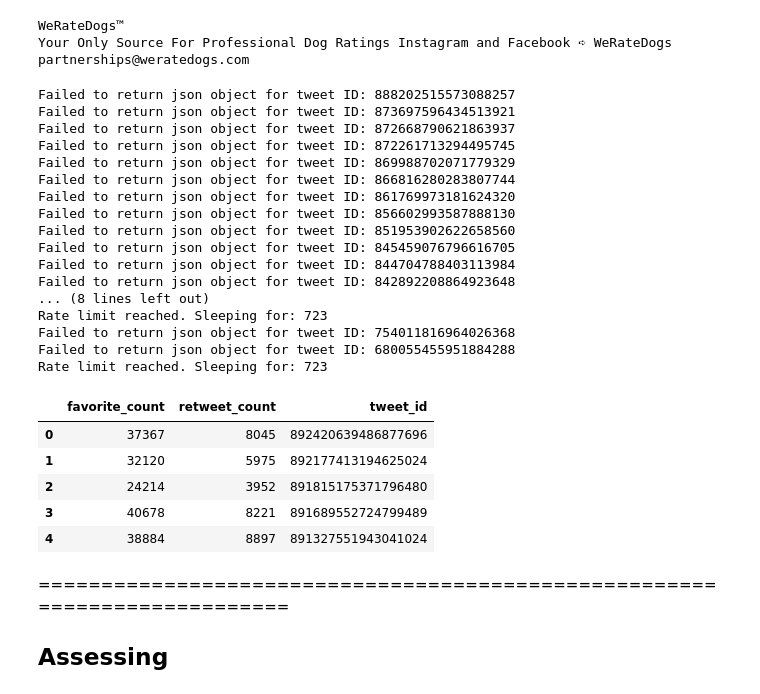
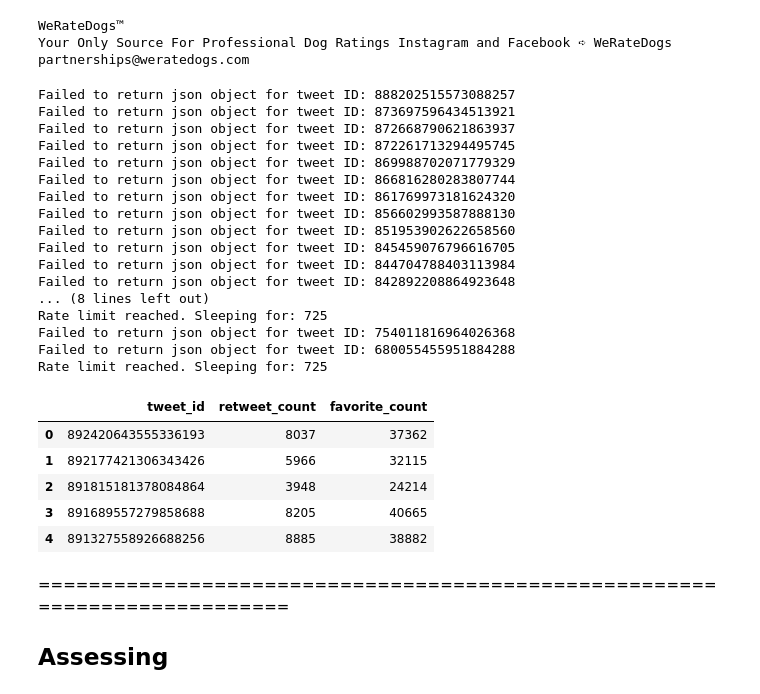
Before and after one commit to osama1991bokhari/DataWrangling, a Jupyter notebook: wrangle_act.ipynb, the cells around one changed output. Cells and saved outputs as stored; diff of their text form; code cells hidden in the pictures.

```diff
--- a/wrangle_act.ipynb
+++ b/wrangle_act.ipynb
@@ -76,7 +76,7 @@ print(user.description)
 WeRateDogs™
 Your Only Source For Professional Dog Ratings Instagram and Facebook ➪ WeRateDogs partnerships@weratedogs.com ⠀⠀⠀⠀⠀⠀⠀⠀⠀⠀⠀⠀
 # %%
-with open('tweet_json2.txt', 'w') as file:
+with open('tweet_json.txt', 'w') as file:
     for tweet_id in tweet_ids:
         try:
             tweet = api.get_status(tweet_id, tweet_mode='extended')
@@ -98,10 +98,10 @@ Failed to return json object for tweet ID: 845459076796616705
 Failed to return json object for tweet ID: 844704788403113984
 Failed to return json object for tweet ID: 842892208864923648
 ... (8 lines left out)
-Rate limit reached. Sleeping for: 723
+Rate limit reached. Sleeping for: 725
 Failed to return json object for tweet ID: 754011816964026368
 Failed to return json object for tweet ID: 680055455951884288
-Rate limit reached. Sleeping for: 723
+Rate limit reached. Sleeping for: 725
 # %%
 # Extracting JSON objects from the text file
 
@@ -112,9 +112,9 @@ with open('tweet_json.txt') as json_file:
     for line in json_file:
         tweets_dict = {}
         tweets_json = json.loads(line)
-        # Using a json viewer we can see that tweet_id is in extended_entities => media => id
+        # Using a json viewer we can see where tweet_id, retweet_count and favorite_count are.
         try:
-            tweets_dict['tweet_id'] = tweets_json['extended_entities']['media'][0]['id']
+            tweets_dict['tweet_id'] = tweets_json['id']
         except:
             tweets_dict['tweet_id'] = 'na'
 
@@ -123,15 +123,15 @@ with open('tweet_json.txt') as json_file:
 
         tweets_list.append(tweets_dict)
 # %%
-df_json = pd.DataFrame(tweets_list)
+df_json = pd.DataFrame(tweets_list,columns = ['tweet_id' ,'retweet_count', 'favorite_count'])
 df_json.head()
 # %% [output]
-|  | favorite_count | retweet_count | tweet_id |
-| 0 | 37367 | 8045 | 892420639486877696 |
-| 1 | 32120 | 5975 | 892177413194625024 |
-| 2 | 24214 | 3952 | 891815175371796480 |
-| 3 | 40678 | 8221 | 891689552724799489 |
-| 4 | 38884 | 8897 | 891327551943041024 |
+|  | tweet_id | retweet_count | favorite_count |
+| 0 | 892420643555336193 | 8037 | 37362 |
+| 1 | 892177421306343426 | 5966 | 32115 |
+| 2 | 891815181378084864 | 3948 | 24214 |
+| 3 | 891689557279858688 | 8205 | 40665 |
+| 4 | 891327558926688256 | 8885 | 38882 |
 # %% [markdown]
 ==========================================================================
 
```
Also changed, not shown: parts of 39 cells of this notebook.
